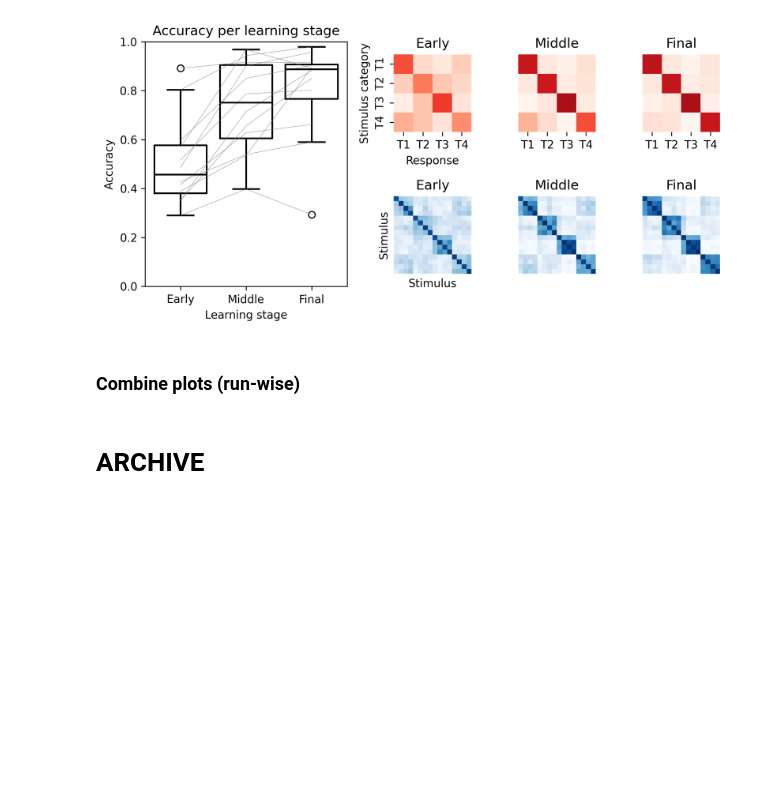
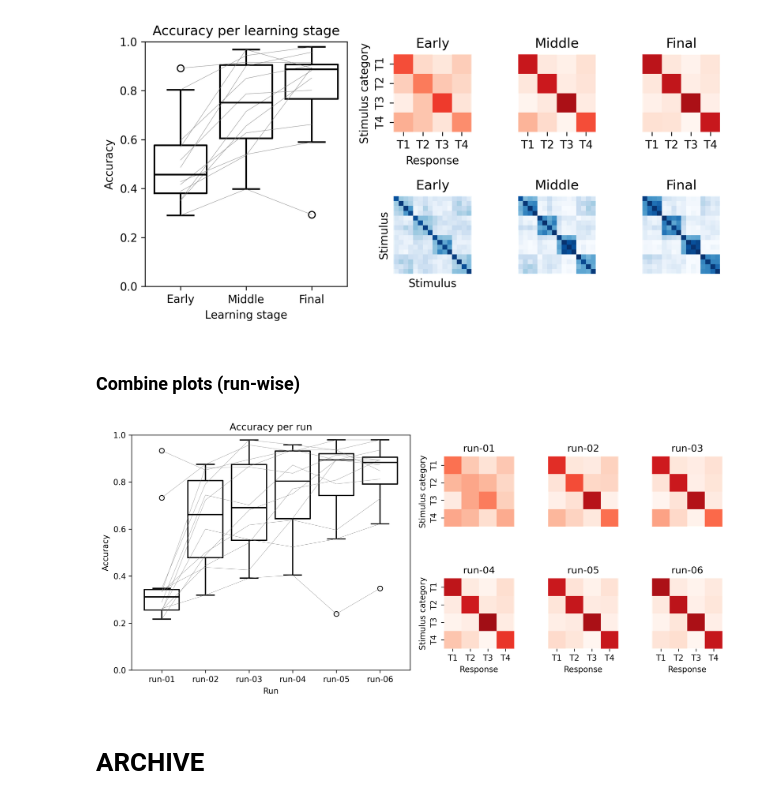
Before and after one commit to SoundBrainLab/fMRI_auditory-category-learning, a Jupyter notebook: 04_behavior/behavior_analysis.ipynb, the cells around one changed output. Saved outputs shown, nothing was run; the diff lists cells and outputs as text; code cells hidden in the pictures; blank space fills up the shorter version.

```diff
--- a/04_behavior/behavior_analysis.ipynb
+++ b/04_behavior/behavior_analysis.ipynb
@@ -901,34 +941,36 @@ sns.lineplot(behav_df, x='Run', y='Accuracy',
 ax_dict['accuracy'].set_ylim([0, 1])
 ax_dict['accuracy'].set_xlabel('Run')
 ax_dict['accuracy'].set_title('Accuracy per run')
-ax_dict['accuracy'].set_xticklabels(ax_dict['accuracy'].get_xticklabels(), rotation=45, ha='right')
+#ax_dict['accuracy'].set_xticklabels(ax_dict['accuracy'].get_xticklabels()) # , rotation=45, ha='right'#
 
 # Response confusion matrices, arranged 2 rows x 3 cols in chronological
 # order (run-01/02/03 top row, run-04/05/06 bottom row)
 bottom_row_runs = ('run-04', 'run-05', 'run-06')
 left_col_runs = ('run-01', 'run-04')
 for run_id in resp_run_cm_dict:
     cm = np.mean(resp_run_cm_dict[run_id], axis=0)
     is_left_col = run_id in left_col_runs
     is_bottom_row = run_id in bottom_row_runs
     sns.heatmap(cm, square=True, cmap='Reds',
                 ax=ax_dict[f'response_{run_id}'],
                 cbar=False,
                 annot=False,
                 vmin=0,
                 vmax=1,
                 xticklabels=tone_labels if is_bottom_row else False,
                 yticklabels=tone_labels if is_left_col else False)
     ax_dict[f'response_{run_id}'].set_title(run_id)
 
 ax_dict['response_run-01'].set_ylabel('Stimulus category')
 ax_dict['response_run-04'].set_ylabel('Stimulus category')
 ax_dict['response_run-04'].set_xlabel('Response')
 ax_dict['response_run-05'].set_xlabel('Response')
 ax_dict['response_run-06'].set_xlabel('Response')
 
 fig.tight_layout()
 fig.savefig('behav_acc-resp_run-wise.svg')
+# %% [output]
+[figure, added]
 # %% [markdown]
 # ARCHIVE
 # %% [markdown]
```
Also changed, not shown: parts of 10 cells of this notebook, 17 other files.
